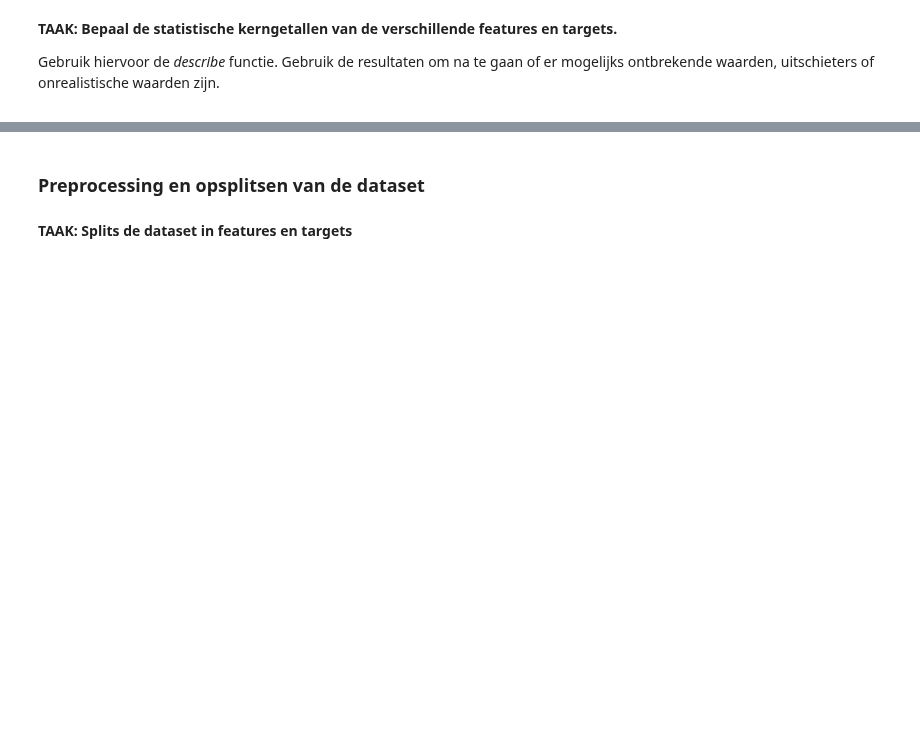
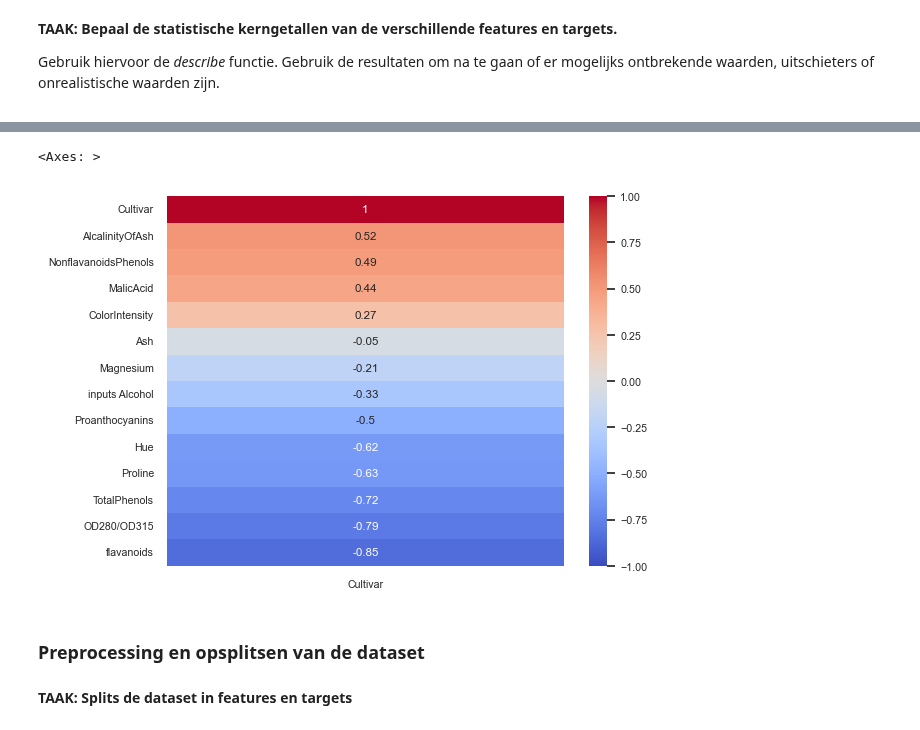
Before and after one commit to montypie/DS_Projects, a Jupyter notebook: 2_Regression/LogReg-Project-Exercise_2.ipynb, the cells around one changed output, grey strips where cells are left out. Saved outputs shown, nothing was run; the diff lists cells and outputs as text; code cells hidden in the pictures; blank space fills up the shorter version.

```diff
--- a/2_Regression/LogReg-Project-Exercise_2.ipynb
+++ b/2_Regression/LogReg-Project-Exercise_2.ipynb
@@ -60,3 +110,9 @@ dataset.shape
+# %%
+sns.set_theme(font_scale=0.7)
+sns.heatmap(dataset.corr(numeric_only=True)["Cultivar"].sort_values(ascending=False).to_frame(), cmap="coolwarm", annot=True, vmin=-1, vmax=1)
+# %% [output]
+<Axes: >
+[figure, added]
 # %% [markdown]
 ### Preprocessing en opsplitsen van de dataset
 # %% [markdown]
```
Also changed, not shown: parts of 21 cells of this notebook.
